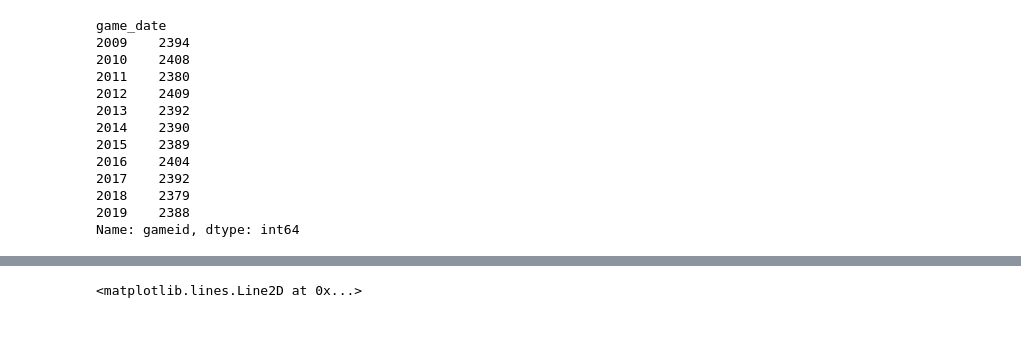
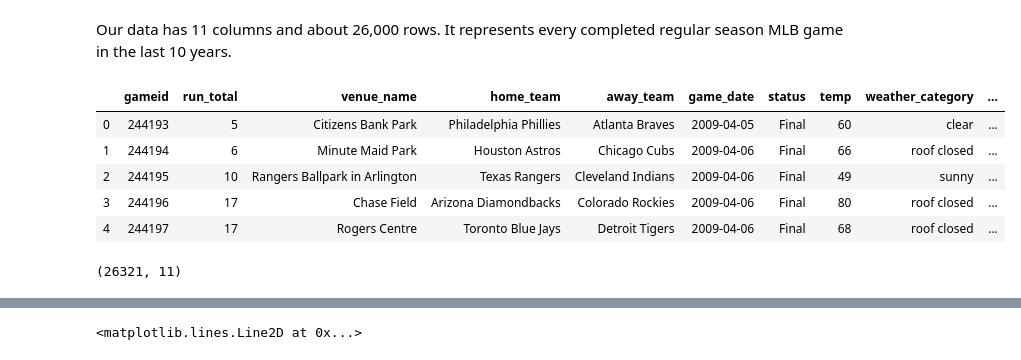
Before and after one commit to schlinkertc/MLB_Stats, a Jupyter notebook: analysis.ipynb, the cells around one changed output, grey strips where cells are left out. Saved outputs shown, nothing was run; the diff lists cells and outputs as text; code cells hidden in the pictures; blank space fills up the shorter version.

```diff
--- a/analysis.ipynb
+++ b/analysis.ipynb
@@ -27,16 +20,0 @@ games_per_year = games_teams.groupby(games_teams.game_date.dt.year).count()['gam
-# %%
-games_per_year
-# %% [output]
-game_date
-2009    2394
-2010    2408
-2011    2380
-2012    2409
-2013    2392
-2014    2390
-2015    2389
-2016    2404
-2017    2392
-2018    2379
-2019    2388
-Name: gameid, dtype: int64
@@ -48,0 +24,13 @@ inner join teams t on t.team_id=A.home_id;""")
+# %% [markdown]
+Our data has 11 columns and about 26,000 rows. It represents every completed regular season MLB game in the last 10 years.
+# %%
+display(df.head())
+df.shape
+# %% [output]
+|  | gameid | run_total | venue_name | home_team | away_team | game_date | status | temp | weather_category | ... |
+| 0 | 244193 | 5 | Citizens Bank Park | Philadelphia Phillies | Atlanta Braves | 2009-04-05 | Final | 60 | clear | ... |
+| 1 | 244194 | 6 | Minute Maid Park | Houston Astros | Chicago Cubs | 2009-04-06 | Final | 66 | roof closed | ... |
+| 2 | 244195 | 10 | Rangers Ballpark in Arlington | Texas Rangers | Cleveland Indians | 2009-04-06 | Final | 49 | sunny | ... |
+| 3 | 244196 | 17 | Chase Field | Arizona Diamondbacks | Colorado Rockies | 2009-04-06 | Final | 80 | roof closed | ... |
+| 4 | 244197 | 17 | Rogers Centre | Toronto Blue Jays | Detroit Tigers | 2009-04-06 | Final | 68 | roof closed | ... |
+(26321, 11)
```
Also changed, not shown: parts of 79 cells of this notebook, 1 other file.
